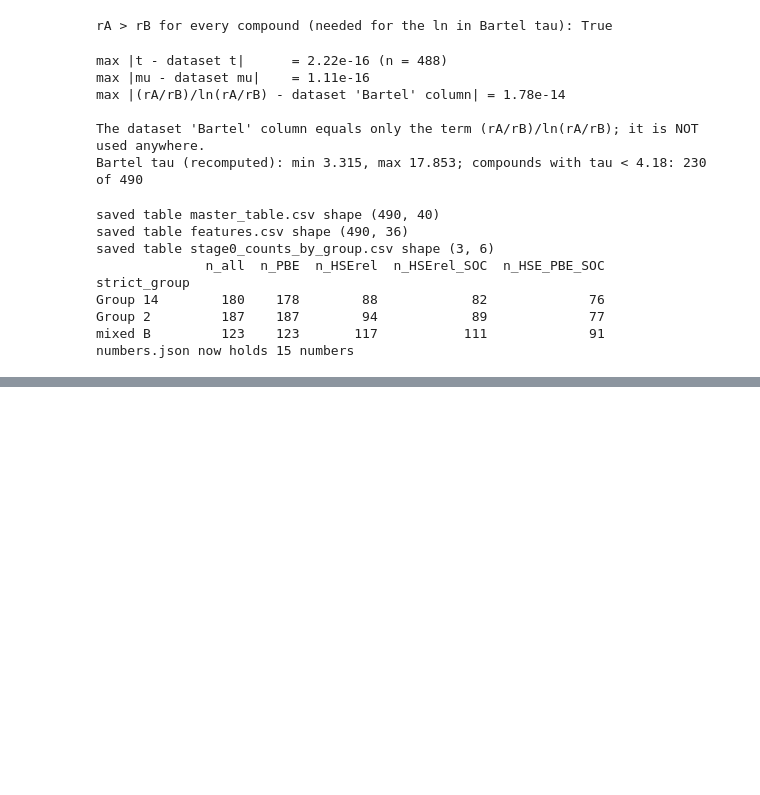
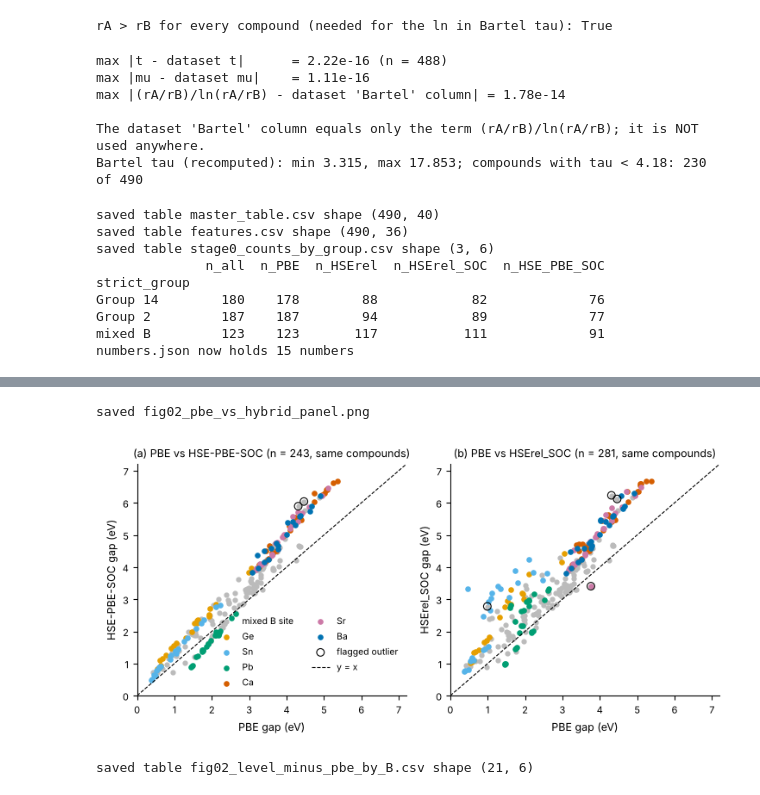
Before and after one commit to jatin-29/BTP-Perovskite, a Jupyter notebook: btp_perovskite.ipynb, the cells around one changed output, grey strips where cells are left out. Drawn from its saved outputs; the diff is of its cells as text; code cells hidden in the pictures; blank space fills up the shorter version.

Commit message:
Add stages 1-3: descriptive physics, halide trends and bowing, variance decomposition

```diff
--- a/btp_perovskite.ipynb
+++ b/btp_perovskite.ipynb
@@ -202,7 +202,12 @@ def save_table(table, name, index=False):
 
 
 def panel_label(ax, text):
-    ax.text(-0.12, 1.04, text, transform=ax.transAxes, fontsize=10, fontweight="bold", va="bottom")
+    """Put the panel letter in front of the title, e.g. '(a) title'. Call it after ax.set_title."""
+    title = ax.get_title()
+    if title:
+        ax.set_title("(" + text + ") " + title)
+    else:
+        ax.set_title("(" + text + ")", loc="left", fontweight="bold")
 
 
 def mae(y_true, y_pred):
@@ -648,0 +812,13 @@ numbers.json now holds 15 numbers
+# %%
+# Where do the points near PBE gap of 3 to 3.5 eV and near 4.3 eV come from? (counts by strict group)
+window_rows = []
+for low, high in [(3.0, 3.5), (4.2, 4.4)]:
+    in_window = features[(features[G_PBE] >= low) & (features[G_PBE] <= high)]
+    for group_name in GROUP_ORDER:
+        part = in_window[in_window["strict_group"] == group_name]
+        window_rows.append({"PBE_window_eV": "%.1f-%.1f" % (low, high), "group": group_name, "n": len(part),
+                            "n_flagged_any": int((part["outlier_hybrid_shift"] | part["outlier_hserel_minus_pbe"]
+                                                  | part["outlier_hsesoc_minus_pbe"]).sum())})
+window_table = pd.DataFrame(window_rows)
+save_table(window_table, "stage1_pbe_windows")
+window_table
@@ -648,0 +834,45 @@ numbers.json now holds 15 numbers
+# %%
+# fig02: PBE versus hybrid gaps, coloured by B element (single-B compounds); mixed-B compounds in grey
+fig, axes = plt.subplots(1, 2, figsize=(7.4, 3.6))
+for ax, level, letter in zip(axes, ["HSE-PBE-SOC", "HSErel_SOC"], "ab"):
+    pair = features.dropna(subset=[G_PBE, GAP_COL[level]])
+    mixed = pair[~pair["single_B"]]
+    ax.scatter(mixed[G_PBE], mixed[GAP_COL[level]], s=12, color=COLOR_GROUP["mixed B"], label="mixed B site", zorder=1)
+    for element in B_ELEMENTS:
+        part = pair[pair["B_category"] == element]
+        ax.scatter(part[G_PBE], part[GAP_COL[level]], s=14, color=COLOR_B[element], label=element, zorder=2)
+    flag_column = "outlier_hybrid_shift" if level == "HSE-PBE-SOC" else "outlier_hsesoc_minus_pbe"
+    flagged = pair[pair[flag_column]]
+    ax.scatter(flagged[G_PBE], flagged[GAP_COL[level]], s=40, facecolors="none", edgecolors="black",
+               linewidths=0.8, label="flagged outlier", zorder=3)
+    ax.plot([0, 7.2], [0, 7.2], color="black", linewidth=0.8, linestyle="--", label="y = x")
+    ax.set_xlim(0, 7.2)
+    ax.set_ylim(0, 7.2)
+    ax.set_xlabel("PBE gap (eV)")
+    ax.set_ylabel(level + " gap (eV)")
+    ax.set_title("PBE vs %s (n = %d, same compounds)" % (level, len(pair)))
+    panel_label(ax, letter)
+axes[0].legend(frameon=False, ncol=2, loc="lower right")
+fig.tight_layout()
+save_fig(fig, "fig02_pbe_vs_hybrid_panel")
+
+# Error cancellation for Pb: how often is the HSE+SOC gap BELOW the PBE gap?
+cancel_rows = []
+for level in ["HSE-PBE-SOC", "HSErel_SOC", "HSErel"]:
+    pair = features.dropna(subset=[G_PBE, GAP_COL[level]])
+    for category in B_ELEMENTS + ["mixed B site"]:
+        part = pair[pair["B_category"] == category]
+        difference = part[GAP_COL[level]] - part[G_PBE]
+        cancel_rows.append({"level": level, "B_category": category, "n": len(part),
+                            "mean_level_minus_PBE_eV": difference.mean(), "std_eV": difference.std(),
+                            "n_below_PBE": int((difference < 0).sum())})
+cancel_table = pd.DataFrame(cancel_rows).round(3)
+save_table(cancel_table, "fig02_level_minus_pbe_by_B")
+for row in cancel_table.itertuples():
+    record("mean_%s_minus_PBE_%s" % (row.level, row.B_category.replace(" ", "_")), row.mean_level_minus_PBE_eV, "stage 1",
+           "single-B compounds, n=%d" % row.n)
+cancel_table
+# %% [output]
+saved fig02_pbe_vs_hybrid_panel.png
+[figure, added]
+saved table fig02_level_minus_pbe_by_B.csv shape (21, 6)
```
Also changed, not shown: parts of 26 cells of this notebook, 33 other files.
